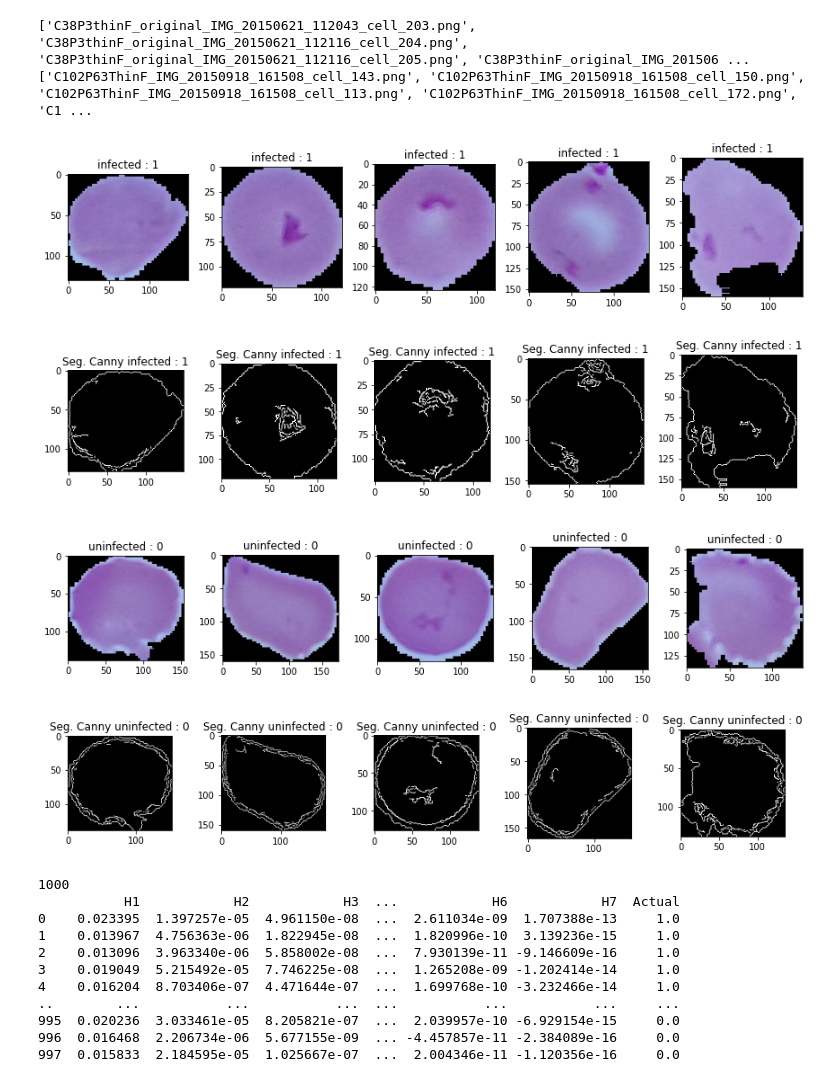
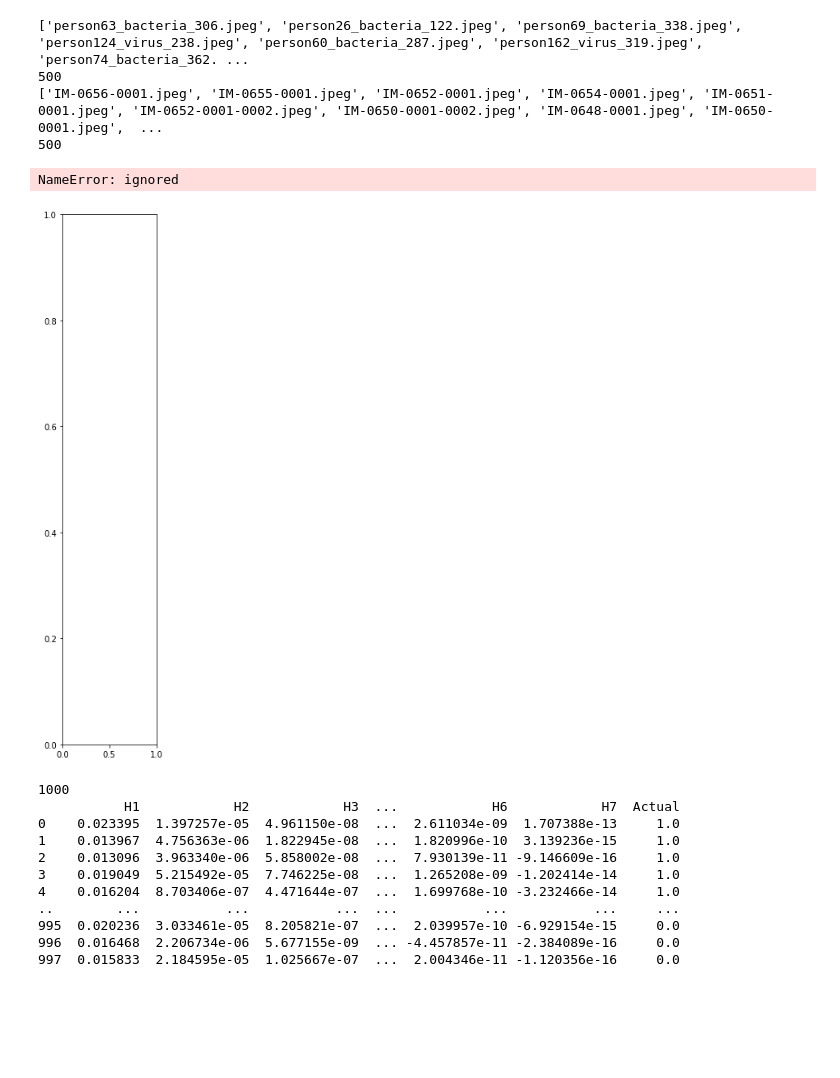
Before and after one commit to andiainundzariah/Skripsi, a Jupyter notebook: Dataset5050.ipynb, the cells around one changed output. Cells and saved outputs as stored; diff of their text form; code cells hidden in the pictures; blank space fills up the shorter version.

```diff
--- a/Dataset5050.ipynb
+++ b/Dataset5050.ipynb
@@ -28,61 +32,71 @@ from sklearn.metrics import recall_score
 from skimage import io
 from skimage import feature
 # %%
-terinfeksi_data = os.listdir('/content/drive/My Drive/Dataset/DATA5050/cell_images/Terinfeksi/')
-print(terinfeksi_data)
+pneumonia_data = os.listdir('/content/drive/My Drive/Dataset/DATA5050/Pneumonia/')
+print(pneumonia_data)
+print(len(pneumonia_data))
 
-tidakTerinfeksi_data = os.listdir('/content/drive/My Drive/Dataset/DATA5050/cell_images/TidakTerinfeksi/')
-print(tidakTerinfeksi_data)
+tidakPneumonia_data = os.listdir('/content/drive/My Drive/Dataset/DATA5050/Tidak Pneumonia/')
+print(tidakPneumonia_data)
+print(len(tidakPneumonia_data))
 # %% [output]
-['C38P3thinF_original_IMG_20150621_112043_cell_203.png', 'C38P3thinF_original_IMG_20150621_112116_cell_204.png', 'C38P3thinF_original_IMG_20150621_112116_cell_205.png', 'C38P3thinF_original_IMG_201506 ...
-['C102P63ThinF_IMG_20150918_161508_cell_143.png', 'C102P63ThinF_IMG_20150918_161508_cell_150.png', 'C102P63ThinF_IMG_20150918_161508_cell_113.png', 'C102P63ThinF_IMG_20150918_161508_cell_172.png', 'C1 ...
+['person63_bacteria_306.jpeg', 'person26_bacteria_122.jpeg', 'person69_bacteria_338.jpeg', 'person124_virus_238.jpeg', 'person60_bacteria_287.jpeg', 'person162_virus_319.jpeg', 'person74_bacteria_362. ...
+500
+['IM-0656-0001.jpeg', 'IM-0655-0001.jpeg', 'IM-0652-0001.jpeg', 'IM-0654-0001.jpeg', 'IM-0651-0001.jpeg', 'IM-0652-0001-0002.jpeg', 'IM-0650-0001-0002.jpeg', 'IM-0648-0001.jpeg', 'IM-0650-0001.jpeg',  ...
+500
 # %%
-#Tahap ini hanya utk Visualisasi Citra Malaria Terinfeksi
+#Tahap ini hanya utk Visualisasi Citra Penyakit Pneumonia
 #library matplotlib, hanya u/ visualisasi
 
 
 plt.figure(figsize = (12,12)) #mengatur skala citra yg ditmpilkan
 for i in range(5):            #melakukan perulangan sbnyk 5X (dgn nilai awal i=0)
     plt.subplot(1, 5, i+1)    #plot letak citra, librry cv2
-    img = cv2.imread('/content/drive/My Drive/Dataset/DATA5050/cell_images/Terinfeksi' + "/" + terinfeksi_data[i])
-    plt.imshow(img)           #plot citra sesuai ketmpt yg disediakan baris ke2
+    img = cv2.imread('/content/drive/My Drive/Dataset/DATA5050/Pneumonia' + "/" + pneumonia_data[i])
+    plt.imshow(img,cmap='gray')           #plot citra sesuai ketmpt yg disediakan baris ke2
     plt.title('infected : 1') #pmbrian title, 1 itu memberikan nilai actual bahwa terinfeksi itu = 1
     plt.tight_layout()        #tampilannya disesuaikan dgn lebar layar
 
 plt.figure(figsize = (12,12))
 for i in range(5):
     plt.subplot(1, 5, i+1)
-    img = cv2.imread('/content/drive/My Drive/Dataset/DATA5050/cell_images/Terinfeksi' + "/" + terinfeksi_data[i])
-    edges = cv2.Canny(img, 80, 30)
+    img = cv2.imread('/content/drive/My Drive/Dataset/DATA5050/Pneumonia' + "/" + pneumonia_data[i])
+    gray = cv2.cvtColor(img, cv2.COLOR_BGR2GRAY)
+    img = cv2.GaussianBlur(gray, (3,3),0)
+    edges = cv2.Sobel(img, cv2.CV_64F,1,0, ksize=0)
     plt.imshow(edges,cmap='gray')
-    plt.title('Seg. Canny infected : 1')
+    plt.title('Seg. Sobel : x')
     plt.tight_layout()
 
+plt.figure(figsize= (12,12))
+for i in range (5):
+  plt.subplot(1, 5, i+1)
+  img = cv2.imread ('/content/drive/My Drive/Dataset/DATA5050/Pneumonia' + "/" +pneumonia_data[i])
+  edg
 
-#Tahap Visualisasi Citra Malaria Tidak Terinfeksi
+
+#Tahap Visualisasi Citra Tidak Pneumonia
 
 plt.figure(figsize = (12,12))
 for i in range(5):
     plt.subplot(1, 5, i+1)
-    img = cv2.imread('/content/drive/My Drive/Dataset/DATA5050/cell_images/TidakTerinfeksi' + "/" + tidakTerinfeksi_data[i])
+    img = cv2.imread('/content/drive/My Drive/Dataset/DATA5050/Tidak Pneumonia' + "/" + tidakPneumonia_data[i])
     plt.imshow(img)
     plt.title('uninfected : 0')
     plt.tight_layout()
 
 plt.figure(figsize = (12,12))
 for i in range(5):
     plt.subplot(1, 5, i+1)
-    img = cv2.imread('/content/drive/My Drive/Dataset/DATA5050/cell_images/TidakTerinfeksi' + "/" + tidakTerinfeksi_data[i])
+    img = cv2.imread('/content/drive/My Drive/Dataset/DATA5050/Tidak Pneumonia' + "/" + tidakPneumonia_data[i])
     edges = cv2.Canny(img, 80, 30)
     plt.imshow(edges,cmap='gray')
     plt.title('Seg. Canny uninfected : 0')
     plt.tight_layout()
 plt.show()
 # %% [output]
+NameError: ignored
-[figure, old version]
+[figure, new version]
-[figure, removed]
-[figure, removed]
-[figure, removed]
 # %%
 #SEGMENTASI CANNY DAN EKSTRAKSI HUMOMENT
 
```
Also changed, not shown: parts of 2 cells of this notebook.
